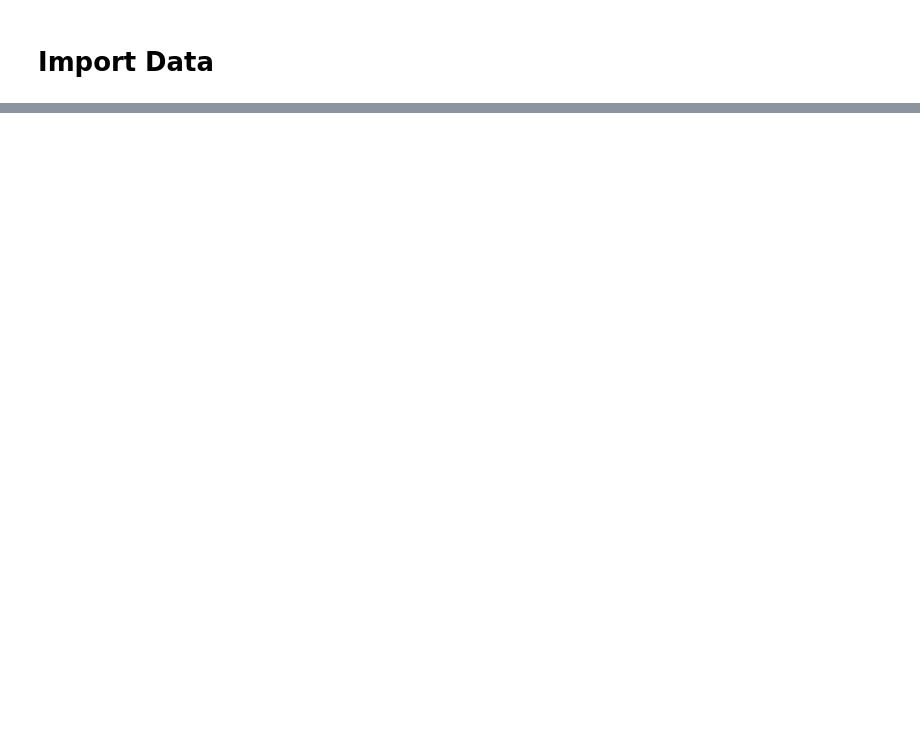
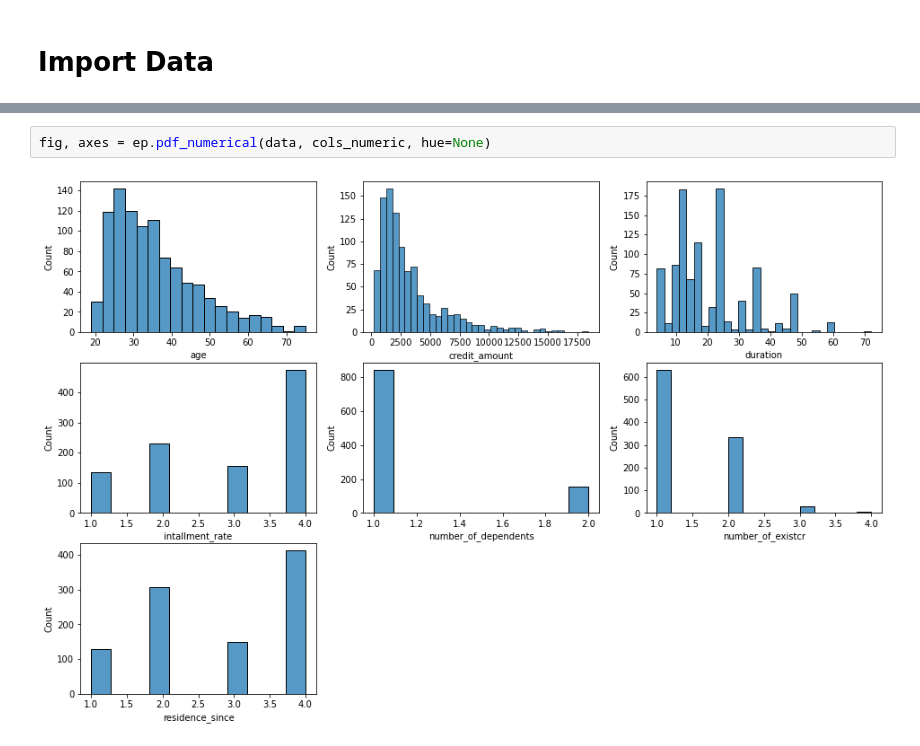
Before and after one commit to gunawanlg/edapy, a Jupyter notebook: main.ipynb, the cells around one changed output, grey strips where cells are left out. Cells and saved outputs as stored; diff of their text form; blank space fills up the shorter version.

```diff
--- a/main.ipynb
+++ b/main.ipynb
@@ -23,0 +79,4 @@ limitations under the License.
+# %%
+fig, axes = ep.pdf_numerical(data, cols_numeric, hue=None)
+# %% [output]
+[figure, added]
```
Also changed, not shown: parts of 18 cells of this notebook, 11 other files.
